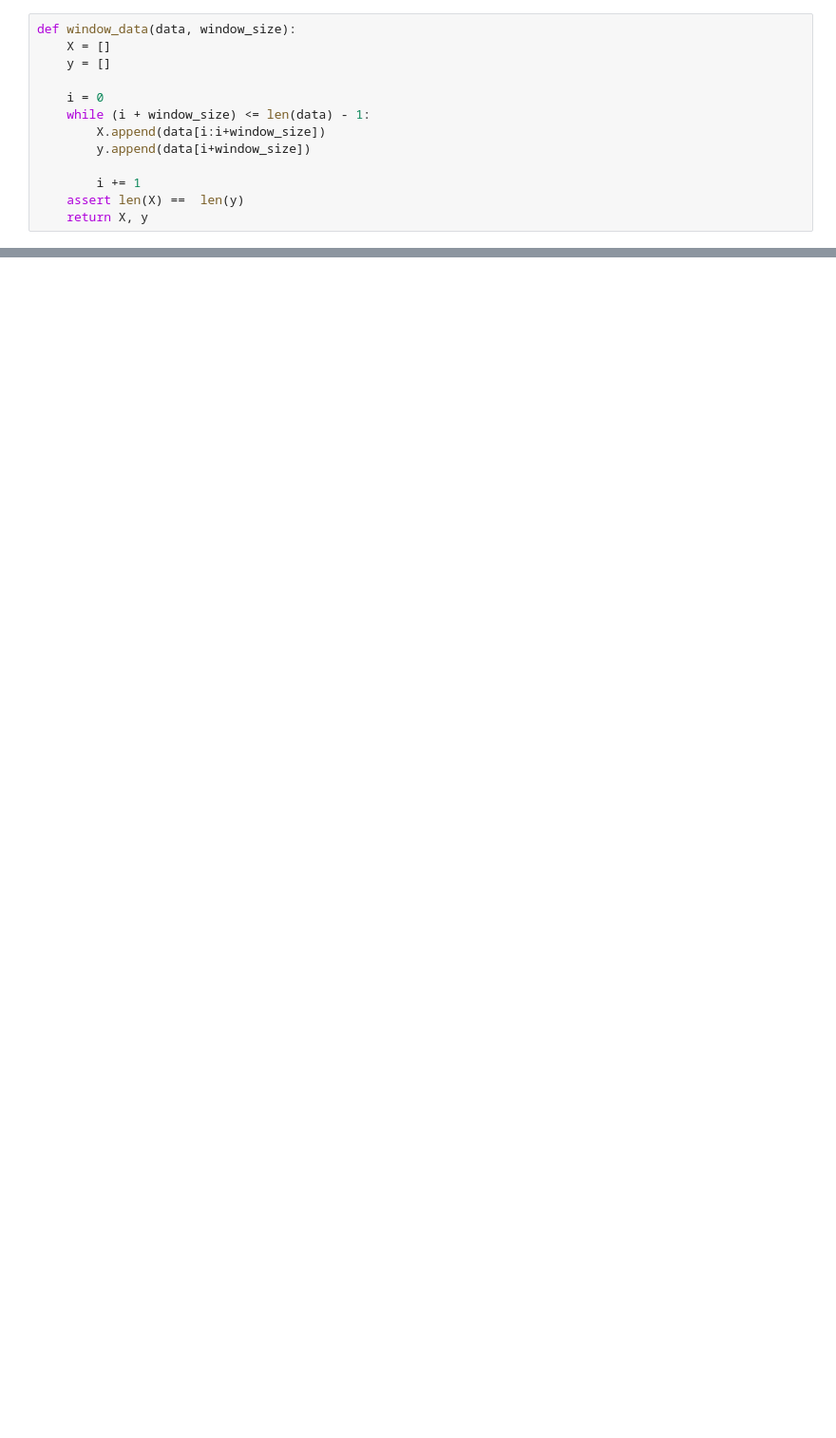
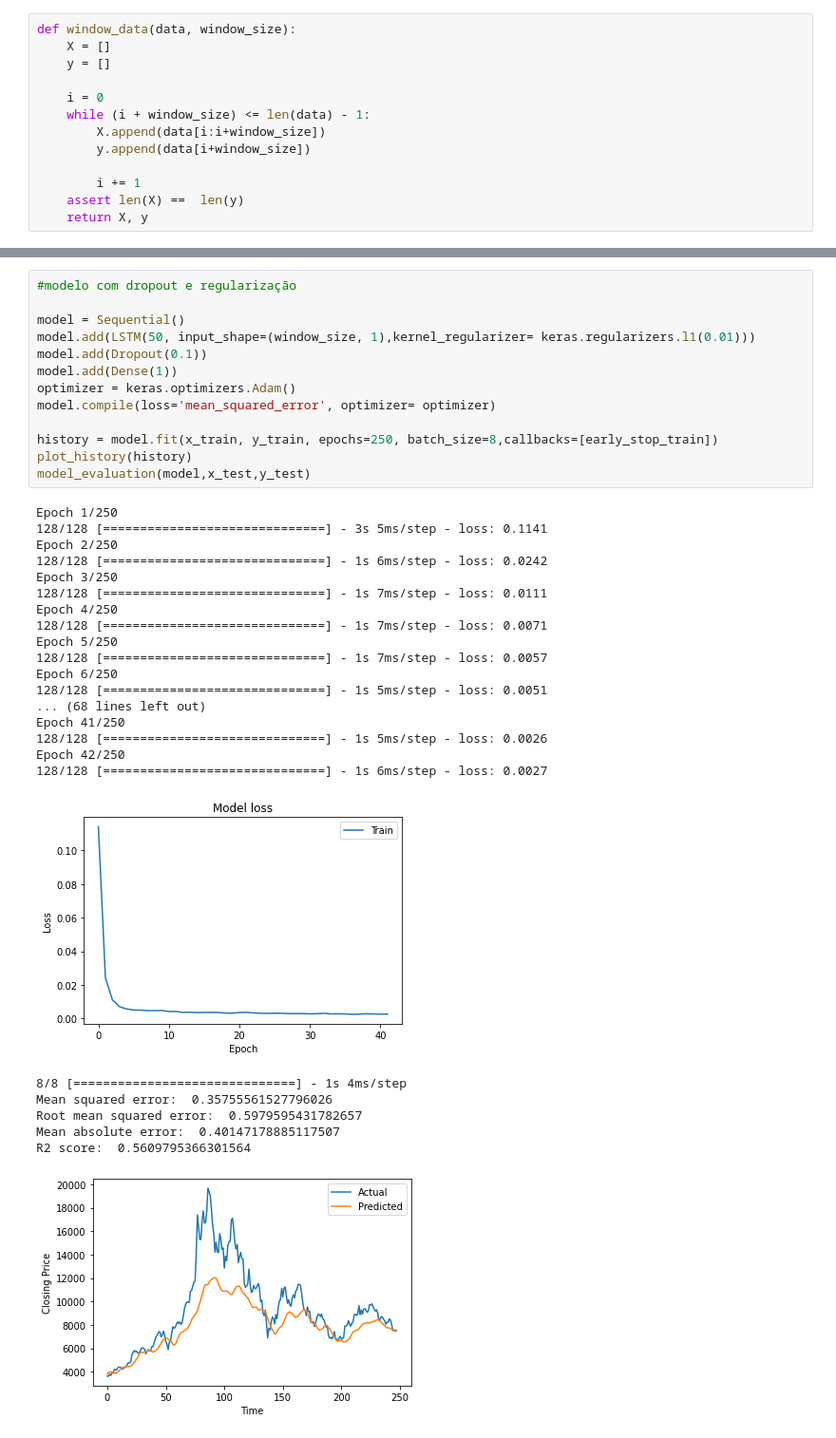
Before and after one commit to ViniciusPrincipe/BitcoinPrediction-LSTM, a Jupyter notebook: BtcLSTM.ipynb, the cells around one changed output, grey strips where cells are left out. Shown at 95% size. Cells and saved outputs as stored; diff of their text form; blank space fills up the shorter version.

```diff
--- a/BtcLSTM.ipynb
+++ b/BtcLSTM.ipynb
@@ -633,0 +217,38 @@ Fiquei um pouco desconfiado por conta da grande diferença de loss entre treino
+# %%
+#modelo com dropout e regularização
+
+model = Sequential()
+model.add(LSTM(50, input_shape=(window_size, 1),kernel_regularizer= keras.regularizers.l1(0.01)))
+model.add(Dropout(0.1))
+model.add(Dense(1))
+optimizer = keras.optimizers.Adam()
+model.compile(loss='mean_squared_error', optimizer= optimizer)
+
+history = model.fit(x_train, y_train, epochs=250, batch_size=8,callbacks=[early_stop_train])
+plot_history(history)
+model_evaluation(model,x_test,y_test)
+# %% [output]
+Epoch 1/250
+128/128 [==============================] - 3s 5ms/step - loss: 0.1141
+Epoch 2/250
+128/128 [==============================] - 1s 6ms/step - loss: 0.0242
+Epoch 3/250
+128/128 [==============================] - 1s 7ms/step - loss: 0.0111
+Epoch 4/250
+128/128 [==============================] - 1s 7ms/step - loss: 0.0071
+Epoch 5/250
+128/128 [==============================] - 1s 7ms/step - loss: 0.0057
+Epoch 6/250
+128/128 [==============================] - 1s 5ms/step - loss: 0.0051
+... (68 lines left out)
+Epoch 41/250
+128/128 [==============================] - 1s 5ms/step - loss: 0.0026
+Epoch 42/250
+128/128 [==============================] - 1s 6ms/step - loss: 0.0027
+[figure, added]
+8/8 [==============================] - 1s 4ms/step
+Mean squared error:  0.35755561527796026
+Root mean squared error:  0.5979595431782657
+Mean absolute error:  0.40147178885117507
+R2 score:  0.5609795366301564
+[figure, added]
```
Also changed, not shown: parts of 66 cells of this notebook.
